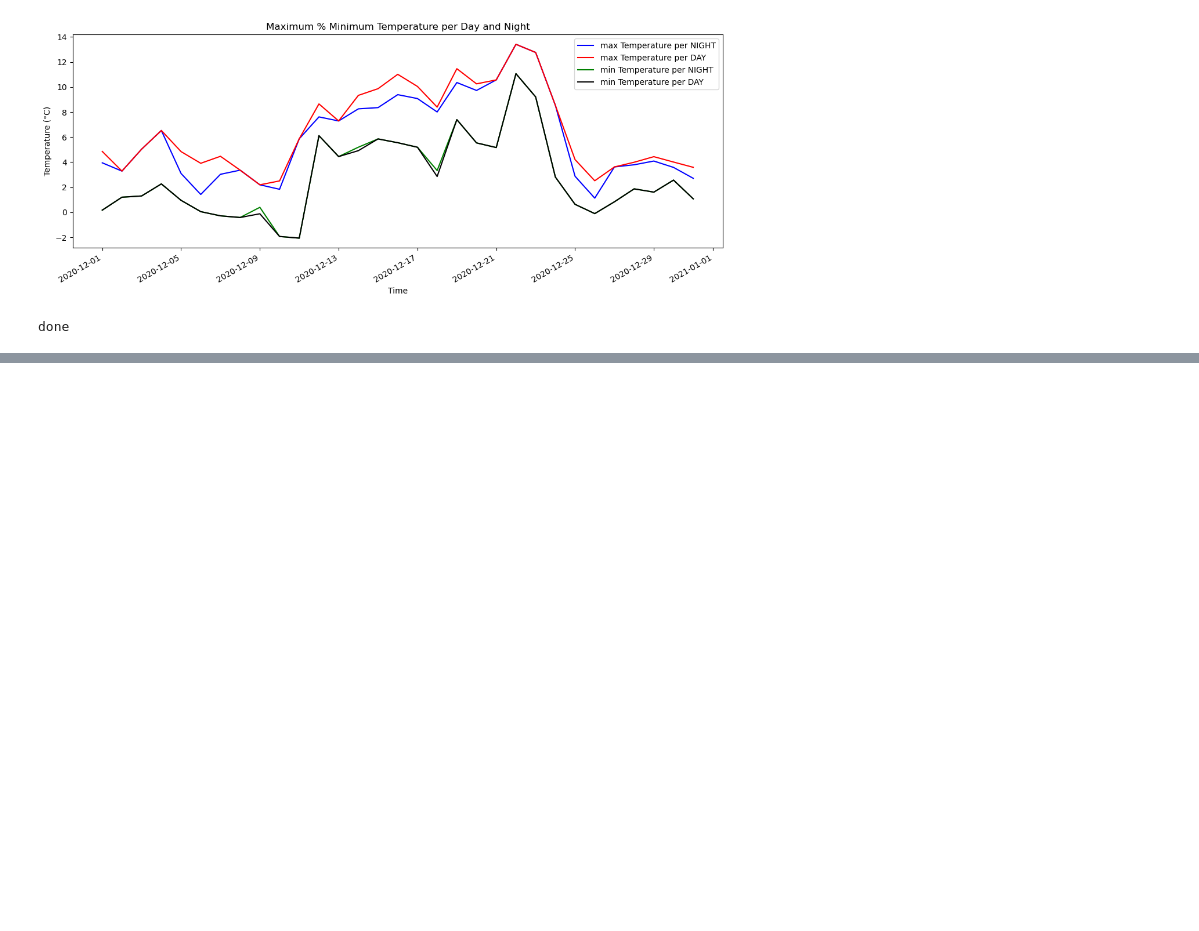
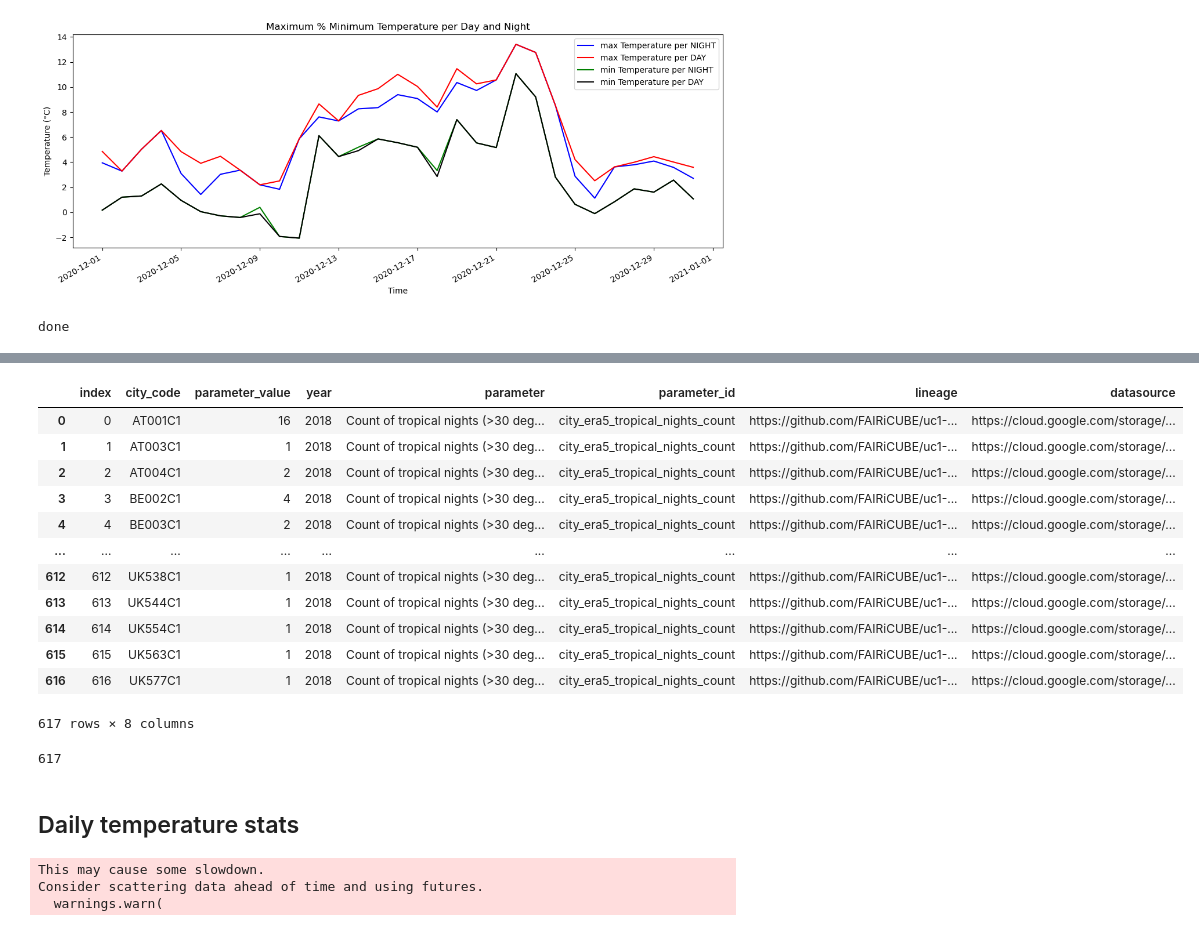
Before and after one commit to FAIRiCUBE/uc1-urban-climate, a Jupyter notebook: notebooks/dev/f04_climate_data/climate_indicators.ipynb, the cells around one changed output, grey strips where cells are left out. Saved outputs shown, nothing was run; the diff lists cells and outputs as text; code cells hidden in the pictures; blank space fills up the shorter version.

```diff
--- a/notebooks/dev/f04_climate_data/climate_indicators.ipynb
+++ b/notebooks/dev/f04_climate_data/climate_indicators.ipynb
@@ -501,0 +472,51 @@ print ("done")
+# %%
+##################################
+## cu_* tables mandatory columns:
+# city_code,
+# parameter,
+# parameter_id,
+# parameter_value,
+# year,
+# city_code_version,
+# lineage,
+# datasource
+table_name = 'cu_city_era5_tropical_nights'
+schema_name = 'cube'
+tropical = tropical_count
+tropical.rename( columns= {'city': 'city_code',
+                  'index': 'parameter_value',
+                  'Unnamed: 0': 'index'}, inplace=True)
+tropical['year'] = year
+tropical['parameter'] = 'Count of tropical nights (>30 degrees) per year per city, based on 5th gen. ECMWF Atmospheric Reanalysis model'
+tropical['parameter_id'] = 'city_era5_tropical_nights_count'
+tropical['lineage'] = 'https://github.com/FAIRiCUBE/uc1-urban-climate/blob/master/notebooks/dev/f04_climate_data/climate_indicators.ipynb'
+tropical['datasource'] = 'https://cloud.google.com/storage/docs/public-datasets/era5'
+tropical
+# %% [output]
+|  | index | city_code | parameter_value | year | parameter | parameter_id | lineage | datasource |
+| 0 | 0 | AT001C1 | 16 | 2018 | Count of tropical nights (>30 deg... | city_era5_tropical_nights_count | https://github.com/FAIRiCUBE/uc1-... | https://cloud.google.com/storage/... |
+| 1 | 1 | AT003C1 | 1 | 2018 | Count of tropical nights (>30 deg... | city_era5_tropical_nights_count | https://github.com/FAIRiCUBE/uc1-... | https://cloud.google.com/storage/... |
+| 2 | 2 | AT004C1 | 2 | 2018 | Count of tropical nights (>30 deg... | city_era5_tropical_nights_count | https://github.com/FAIRiCUBE/uc1-... | https://cloud.google.com/storage/... |
+| 3 | 3 | BE002C1 | 4 | 2018 | Count of tropical nights (>30 deg... | city_era5_tropical_nights_count | https://github.com/FAIRiCUBE/uc1-... | https://cloud.google.com/storage/... |
+| 4 | 4 | BE003C1 | 2 | 2018 | Count of tropical nights (>30 deg... | city_era5_tropical_nights_count | https://github.com/FAIRiCUBE/uc1-... | https://cloud.google.com/storage/... |
+| ... | ... | ... | ... | ... | ... | ... | ... | ... |
+| 612 | 612 | UK538C1 | 1 | 2018 | Count of tropical nights (>30 deg... | city_era5_tropical_nights_count | https://github.com/FAIRiCUBE/uc1-... | https://cloud.google.com/storage/... |
+| 613 | 613 | UK544C1 | 1 | 2018 | Count of tropical nights (>30 deg... | city_era5_tropical_nights_count | https://github.com/FAIRiCUBE/uc1-... | https://cloud.google.com/storage/... |
+| 614 | 614 | UK554C1 | 1 | 2018 | Count of tropical nights (>30 deg... | city_era5_tropical_nights_count | https://github.com/FAIRiCUBE/uc1-... | https://cloud.google.com/storage/... |
+| 615 | 615 | UK563C1 | 1 | 2018 | Count of tropical nights (>30 deg... | city_era5_tropical_nights_count | https://github.com/FAIRiCUBE/uc1-... | https://cloud.google.com/storage/... |
+| 616 | 616 | UK577C1 | 1 | 2018 | Count of tropical nights (>30 deg... | city_era5_tropical_nights_count | https://github.com/FAIRiCUBE/uc1-... | https://cloud.google.com/storage/... |
+617 rows × 8 columns
+# %%
+tropical.to_sql(table_name, engine_postgresql, schema=schema_name, if_exists='append')
+# %% [output]
+617
+# %% [markdown]
+## Daily temperature stats
+# %%
+with performance_report(filename="temp_stats_2018.html"):
+    temp_stats = data_df.groupby('city')['2m_temperature'].agg(['mean', 'std', 'min', 'max'])
+    temp_stats_c = temp_stats.compute()
+# %% [output]
+This may cause some slowdown.
+Consider scattering data ahead of time and using futures.
+  warnings.warn(
```
Also changed, not shown: parts of 26 cells of this notebook.
